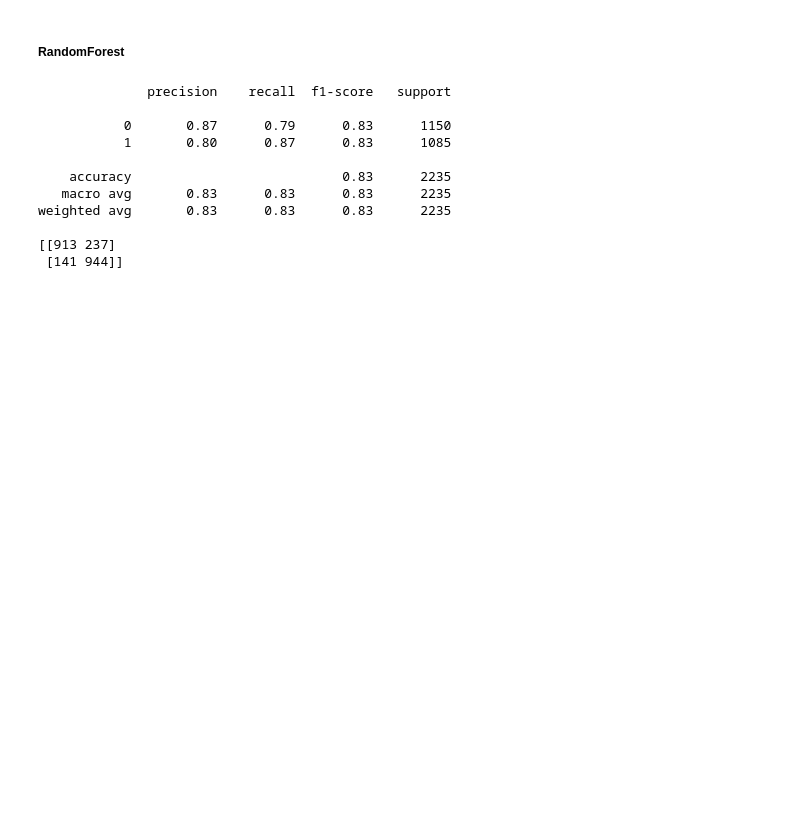
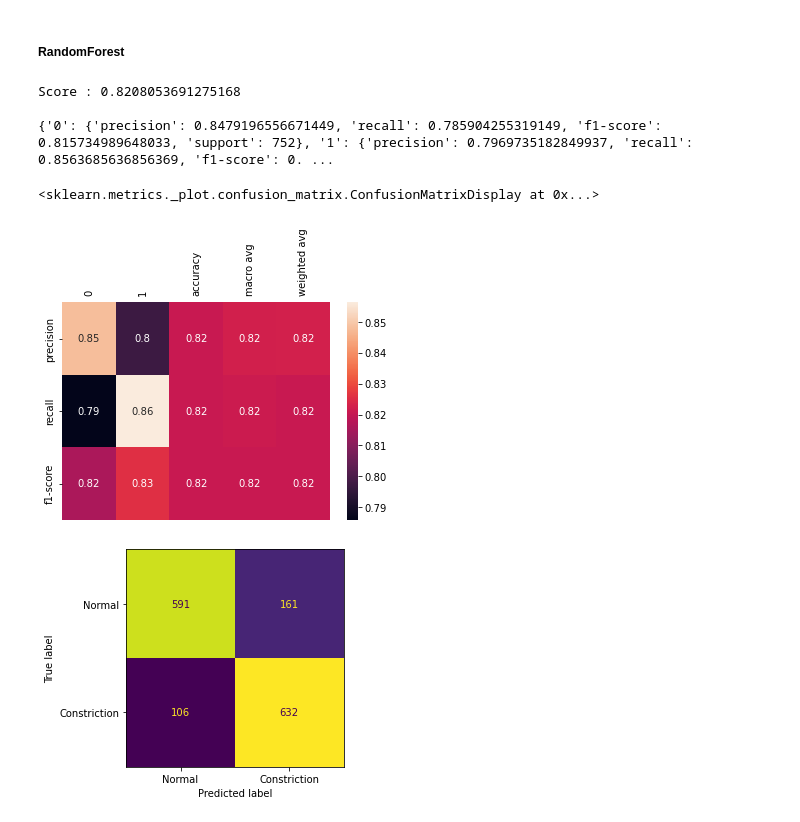
Before and after one commit to HavvaEb/ArcelorMittal_project, a Jupyter notebook: Classification.ipynb, the cells around one changed output. Cells and saved outputs as stored; diff of their text form; code cells hidden in the pictures; blank space fills up the shorter version.

Commit message:
Undersampling with images

```diff
--- a/Classification.ipynb
+++ b/Classification.ipynb
@@ -163,0 +144,16 @@ X_train, X_test, y_train, y_test = train_test_split(X_resampled, y_resampled, te
+# %%
+#Random UNDERSAMPLING
+#"""
+from imblearn.under_sampling import RandomUnderSampler
+rus = RandomUnderSampler(random_state=0)
+X_resampled, y_resampled = rus.fit_resample(X, y)
+
+"""
+
+#Nearest Neighbour Undersamlping
+from imblearn.under_sampling import EditedNearestNeighbours
+enn = EditedNearestNeighbours()
+X_resampled, y_resampled = enn.fit_resample(X, y)
+"""
+print(X_resampled.shape)
+print(y_resampled.shape)
@@ -164,3 +163,7 @@ X_train, X_test, y_train, y_test = train_test_split(X_resampled, y_resampled, te
+# %%
+#Split data
+from sklearn.model_selection import train_test_split
+X_train, X_test, y_train, y_test = train_test_split(X_resampled, y_resampled, test_size=0.2)
 # %% [markdown]
 #### Models
 # %% [markdown]
@@ -172,25 +175,22 @@ clf = RandomForestClassifier(max_depth=30)
 clf.fit(X_train,y_train)
 
 y_pred = clf.predict(X_test)
-# %%
-# Evaluate your model
-from sklearn.metrics import classification_report
-from sklearn.metrics import confusion_matrix
-
-#clf.score(X_train, y_train)
-
-
-print(classification_report(y_test,y_pred))
-print(confusion_matrix(y_test,y_pred))
-# %% [output]
-              precision    recall  f1-score   support
-
-           0       0.87      0.79      0.83      1150
-           1       0.80      0.87      0.83      1085
-
-    accuracy                           0.83      2235
-   macro avg       0.83      0.83      0.83      2235
-weighted avg       0.83      0.83      0.83      2235
-
-[[913 237]
- [141 944]]
+# %%
+# Evaluate your model
+from sklearn.metrics import classification_report, ConfusionMatrixDisplay, confusion_matrix
+
+rep = classification_report(y_test,y_pred,output_dict=True)
+print(f"Score : {clf.score(X_test, y_test)}\n")
+print(rep)
+plt.tick_params(labelbottom = False, bottom=False, labeltop=True)
+sns.heatmap(pd.DataFrame(rep).iloc[:-1, :], annot=True)
+cm = confusion_matrix(y_test,y_pred)
+cmd = ConfusionMatrixDisplay(cm, display_labels=['Normal','Constriction'])
+cmd.plot(colorbar=False)
+# %% [output]
+Score : 0.8208053691275168
+
+{'0': {'precision': 0.8479196556671449, 'recall': 0.785904255319149, 'f1-score': 0.815734989648033, 'support': 752}, '1': {'precision': 0.7969735182849937, 'recall': 0.8563685636856369, 'f1-score': 0. ...
+<sklearn.metrics._plot.confusion_matrix.ConfusionMatrixDisplay at 0x...>
+[figure, added]
+[figure, added]
```
Also changed, not shown: parts of 2 cells of this notebook, 4 other files.
